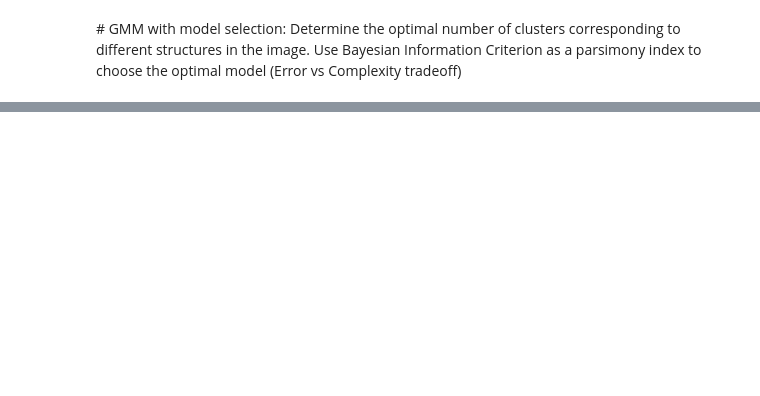
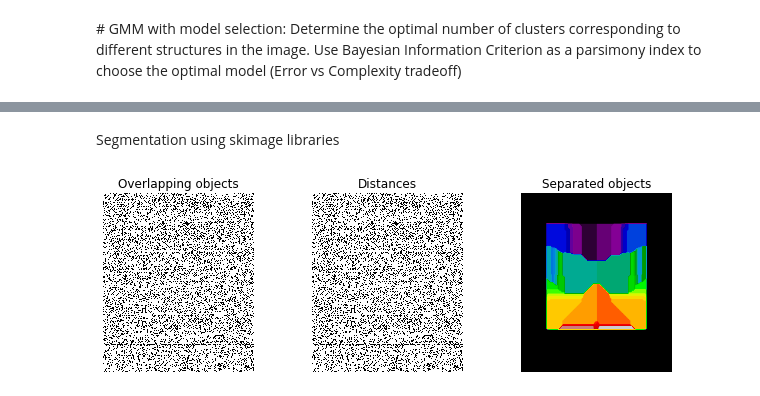
Before and after one commit to raulbenitez/NEUROIMAGING_AI, a Jupyter notebook: NI_segmentation.ipynb, the cells around one changed output, grey strips where cells are left out. Cells and saved outputs as stored; diff of their text form; code cells hidden in the pictures; blank space fills up the shorter version.

```diff
--- a/NI_segmentation.ipynb
+++ b/NI_segmentation.ipynb
@@ -203,0 +237,32 @@ plt.show()
+# %% [markdown]
+Segmentation using skimage libraries
+# %%
+I = data[:,:,40].T
+
+# Now we want to separate the two objects in image
+# Generate the markers as local maxima of the distance to the background
+distance = ndi.distance_transform_edt(I)
+I1 = np.int64(I)
+coords = peak_local_max(distance, footprint=np.ones((3, 3)), labels=I1)
+mask = np.zeros(distance.shape, dtype=bool)
+mask[tuple(coords.T)] = True
+markers, _ = ndi.label(mask)
+labels = watershed(-distance, markers, mask=I)
+
+fig, axes = plt.subplots(ncols=3, figsize=(9, 3), sharex=True, sharey=True)
+ax = axes.ravel()
+
+ax[0].imshow(I, cmap=plt.cm.gray)
+ax[0].set_title('Overlapping objects')
+ax[1].imshow(-distance, cmap=plt.cm.gray)
+ax[1].set_title('Distances')
+ax[2].imshow(labels, cmap=plt.cm.nipy_spectral)
+ax[2].set_title('Separated objects')
+
+for a in ax:
+    a.set_axis_off()
+
+fig.tight_layout()
+plt.show()
+# %% [output]
+[figure, added]
```
Also changed, not shown: parts of 8 cells of this notebook.
